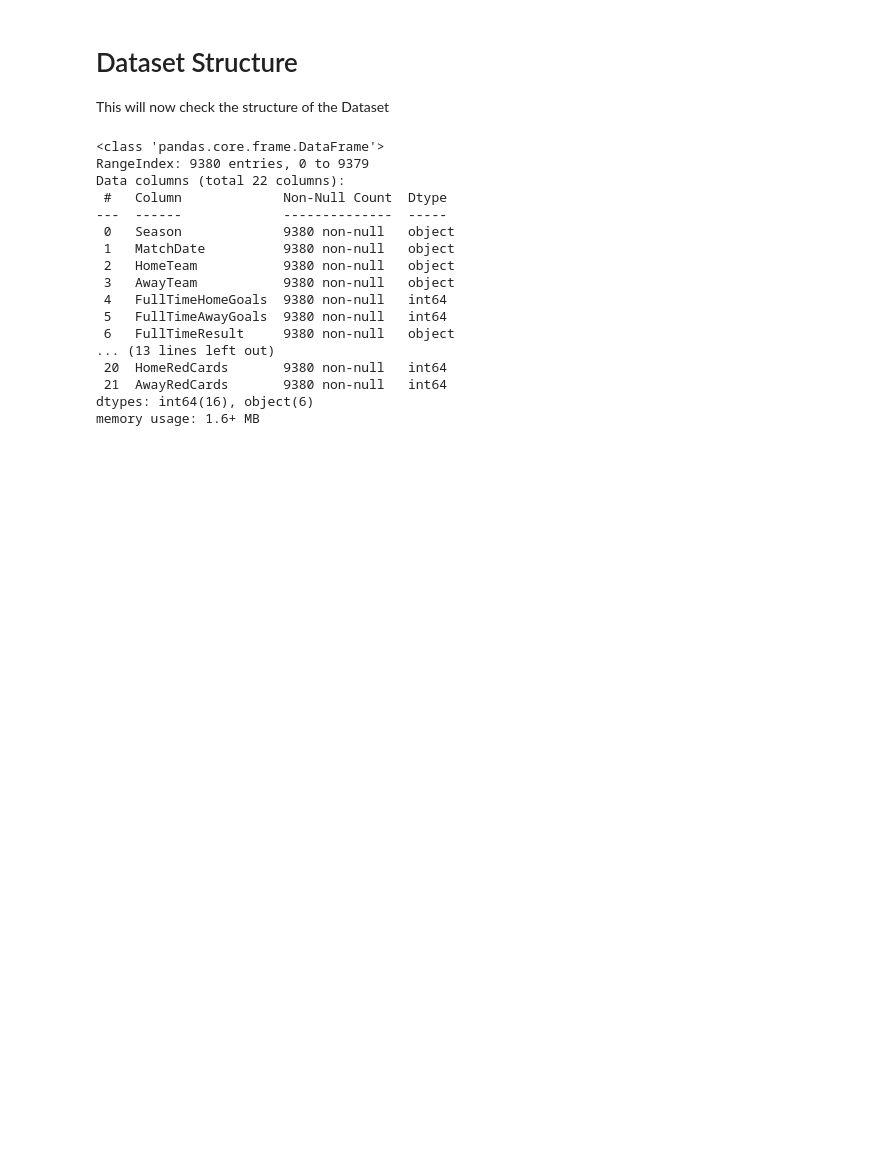
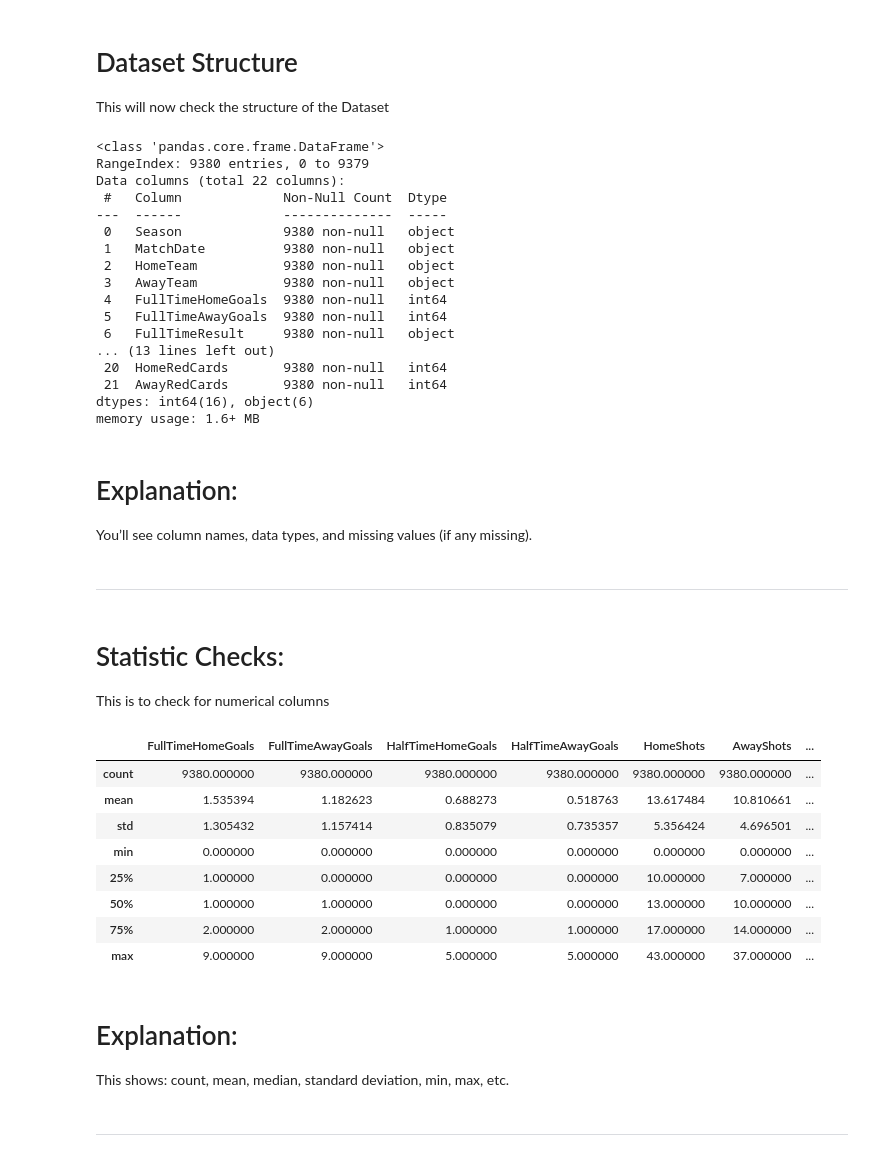
Before and after one commit to AjayChohan1/english-premier-league-capstone-project, a Jupyter notebook: jupyter_notebooks/epl_analysis.ipynb, the cells around one changed output. Cells and saved outputs as stored; diff of their text form; code cells hidden in the pictures; blank space fills up the shorter version.

Commit message:
update checked the statistics and for any missing values

```diff
--- a/jupyter_notebooks/epl_analysis.ipynb
+++ b/jupyter_notebooks/epl_analysis.ipynb
@@ -166,3 +168,29 @@ Data columns (total 22 columns):
  21  AwayRedCards       9380 non-null   int64
 dtypes: int64(16), object(6)
 memory usage: 1.6+ MB
+# %% [markdown]
+# Explanation:
+You’ll see column names, data types, and missing values (if any missing).
+# %% [markdown]
+---
+# %% [markdown]
+# Statistic Checks:
+This is to check for numerical columns
+# %%
+# Summary statistics for numerical columns
+df.describe()
+# %% [output]
+|  | FullTimeHomeGoals | FullTimeAwayGoals | HalfTimeHomeGoals | HalfTimeAwayGoals | HomeShots | AwayShots | ... |
+| count | 9380.000000 | 9380.000000 | 9380.000000 | 9380.000000 | 9380.000000 | 9380.000000 | ... |
+| mean | 1.535394 | 1.182623 | 0.688273 | 0.518763 | 13.617484 | 10.810661 | ... |
+| std | 1.305432 | 1.157414 | 0.835079 | 0.735357 | 5.356424 | 4.696501 | ... |
+| min | 0.000000 | 0.000000 | 0.000000 | 0.000000 | 0.000000 | 0.000000 | ... |
+| 25% | 1.000000 | 0.000000 | 0.000000 | 0.000000 | 10.000000 | 7.000000 | ... |
+| 50% | 1.000000 | 1.000000 | 0.000000 | 0.000000 | 13.000000 | 10.000000 | ... |
+| 75% | 2.000000 | 2.000000 | 1.000000 | 1.000000 | 17.000000 | 14.000000 | ... |
+| max | 9.000000 | 9.000000 | 5.000000 | 5.000000 | 43.000000 | 37.000000 | ... |
+# %% [markdown]
+# Explanation:
+This shows: count, mean, median, standard deviation, min, max, etc.
+# %% [markdown]
+---
```
Also changed, not shown: parts of 5 cells of this notebook.
